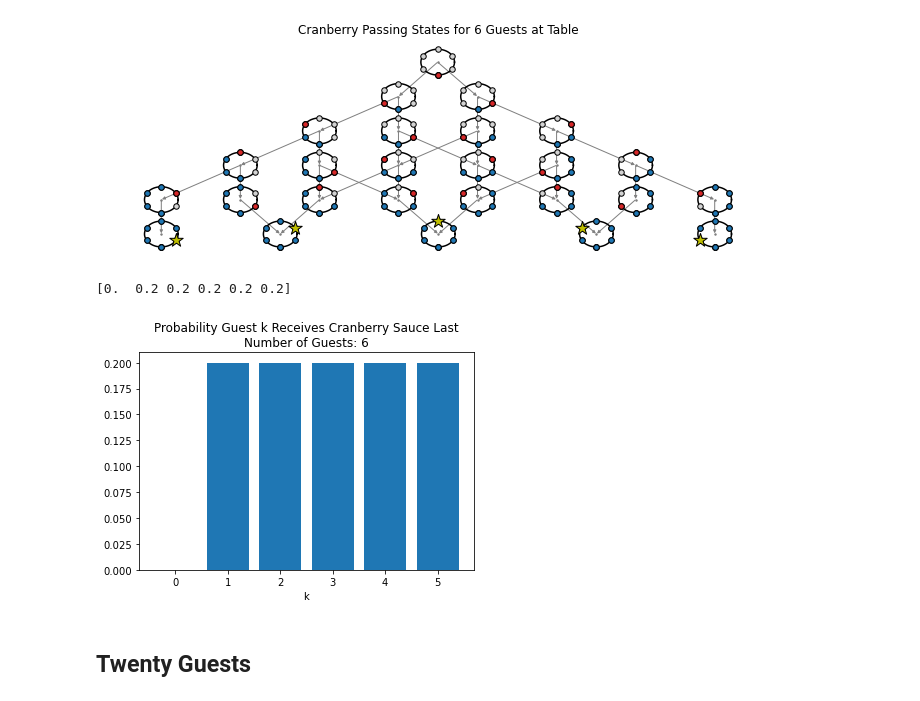
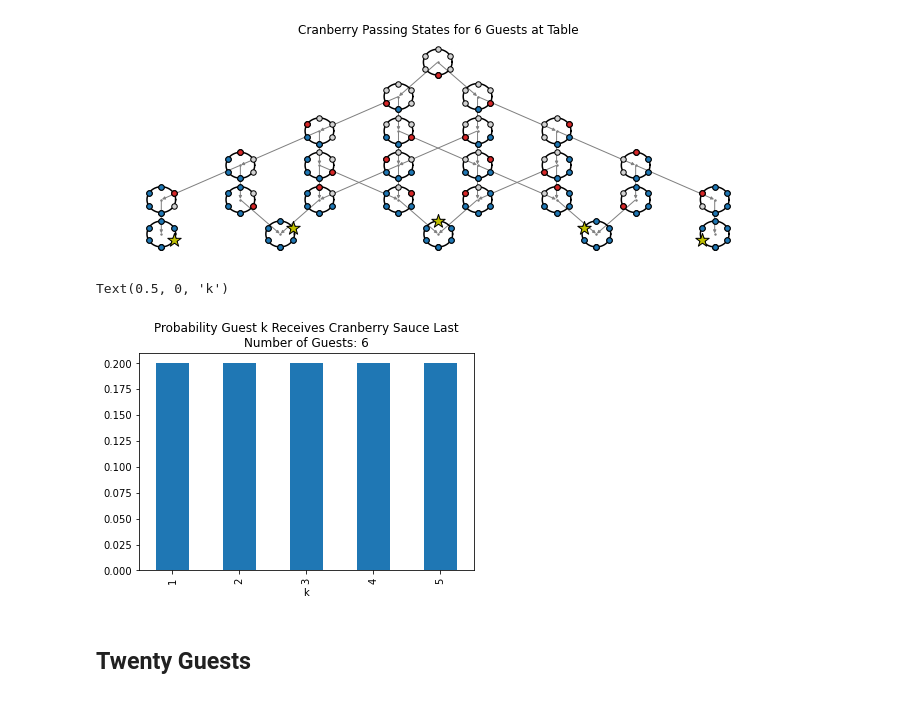
Before and after one commit to pkepley/blog-notebooks, a Jupyter notebook: 20201127_RiddlerSoln1120/compute_analytical_solution.ipynb, the cells around one changed output. Cells and saved outputs as stored; diff of their text form; code cells hidden in the pictures.

```diff
--- a/20201127_RiddlerSoln1120/compute_analytical_solution.ipynb
+++ b/20201127_RiddlerSoln1120/compute_analytical_solution.ipynb
@@ -215,7 +299,7 @@ def cranberry_passing_transition_matrix(n_guests):
 
     return P
 # %%
-def receive_cranberries_last_probabilities(n_guests, max_iter = 1e5, tol = 1e-8):
+def receive_cranberries_last_probabilities(n_guests):
     '''
     Calculate the probability that each guest receives the cranberry sauce last,
     given that the cranberry sauce starts at position 0.
@@ -241,19 +325,34 @@ def receive_cranberries_last_probabilities(n_guests, max_iter = 1e5, tol = 1e-8)
     pi_new[start_idx] = 1
 
     # compute transition matrix
+    # Note: P is in canonical form by construction
     P = cranberry_passing_transition_matrix(n_guests)
 
-    # iterate until convergence or we exceed max_iter
-    i = 0
-    while np.linalg.norm(pi_new - pi_old, 1) > tol and i < max_iter:
-        pi_old = pi_new
-        pi_new = np.dot(P.T, pi_old)
-        i += 1
+    # compute useful quantities
+    n_absorbing = n_guests - 1
+    n_transient = n_states - n_absorbing
+    Q = P[:n_transient, :n_transient]
+    R = P[:n_transient, -n_absorbing:]
+    N_inv = np.eye(n_transient) - Q
 
-    # extract the limiting distro only for terminal states
-    pi_limit = np.zeros(n_guests)
-    for k in range(1, n_guests):
-        terminal_state_idx = state_to_idx[k]
-        pi_limit[k] = pi_new[terminal_state_idx]
+    # solve for B, the probability of ending up in a
+    # given absorbing state (col) starting from a given
+    # transient state (rows)
+    B = np.linalg.solve(N_inv, R)
 
-    return pi_limit
+    # only interested in root --> terminal state
+    # probabilities. root, i.e. (0, (0, 0), 0) is
+    # simply the first row of B
+    pi_limit = B[0, :]
+
+    # finally, add a zero for the root node's probability
+    # of being last
+    pi_limit = np.array([0] + list(pi_limit))
+
+    # create return dataframe
+    df_pi_limit = pd.DataFrame(zip(list(range(0, n_guests)), pi_limit),
+                               columns = ['guest_number', 'probability_last'])
+    df_pi_limit = df_pi_limit[df_pi_limit['guest_number'] > 0]
+    df_pi_limit.set_index('guest_number', inplace=True)
+
+    return df_pi_limit
@@ -355,13 +586,13 @@ for state, state_label in zip(states, state_labels):
 # %%
 p_last = receive_cranberries_last_probabilities(n_guests)
 fig, ax = plt.subplots(facecolor='w')
-ax.bar(np.arange(n_guests), p_last)
+p_last.plot.bar(ax=ax)
+ax.get_legend().remove()
 ax.set_title('Probability Guest k Receives Cranberry Sauce Last\nNumber of Guests: {}'.format(n_guests))
 ax.set_xlabel('k')
-print(p_last)
 # %% [output]
-[0.  0.2 0.2 0.2 0.2 0.2]
+Text(0.5, 0, 'k')
-[figure, old version]
+[figure, new version]
 # %% [markdown]
 ## Twenty Guests
 # %%
```
Also changed, not shown: parts of 23 cells of this notebook, 2 other files.
